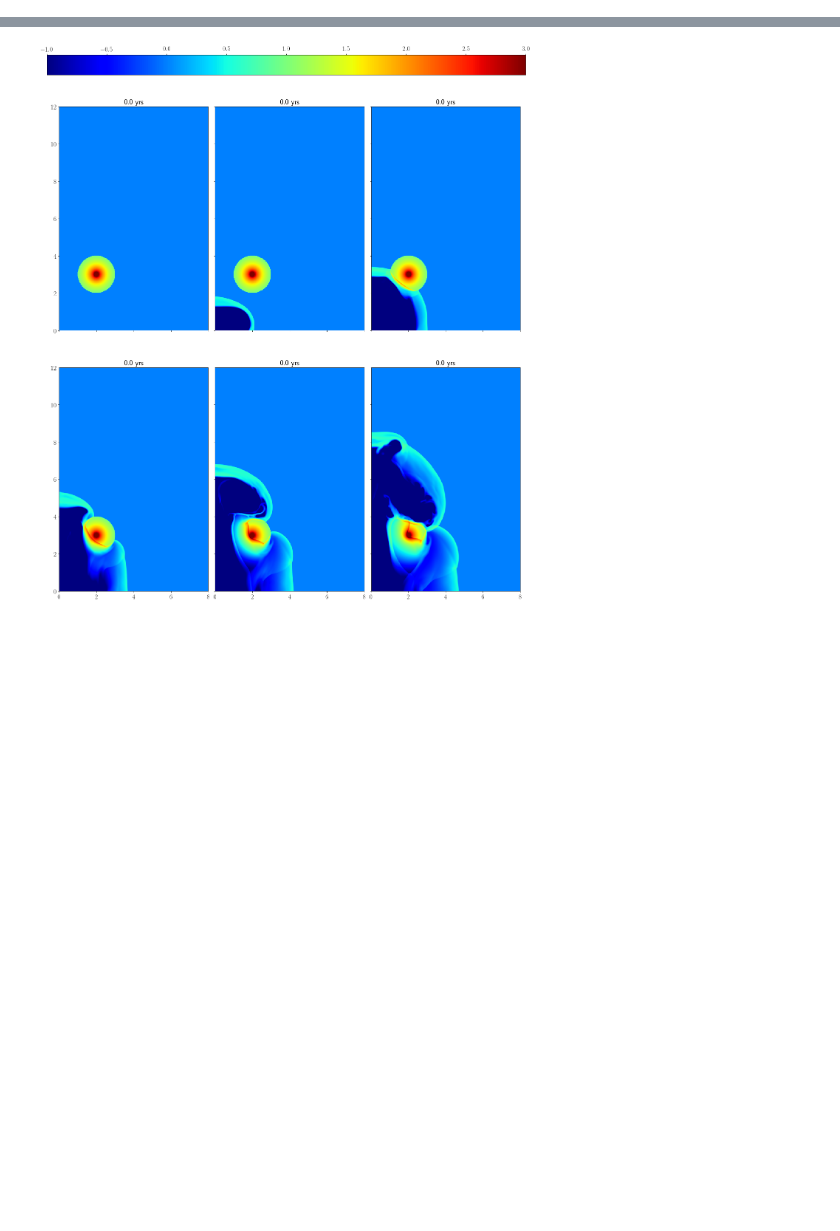
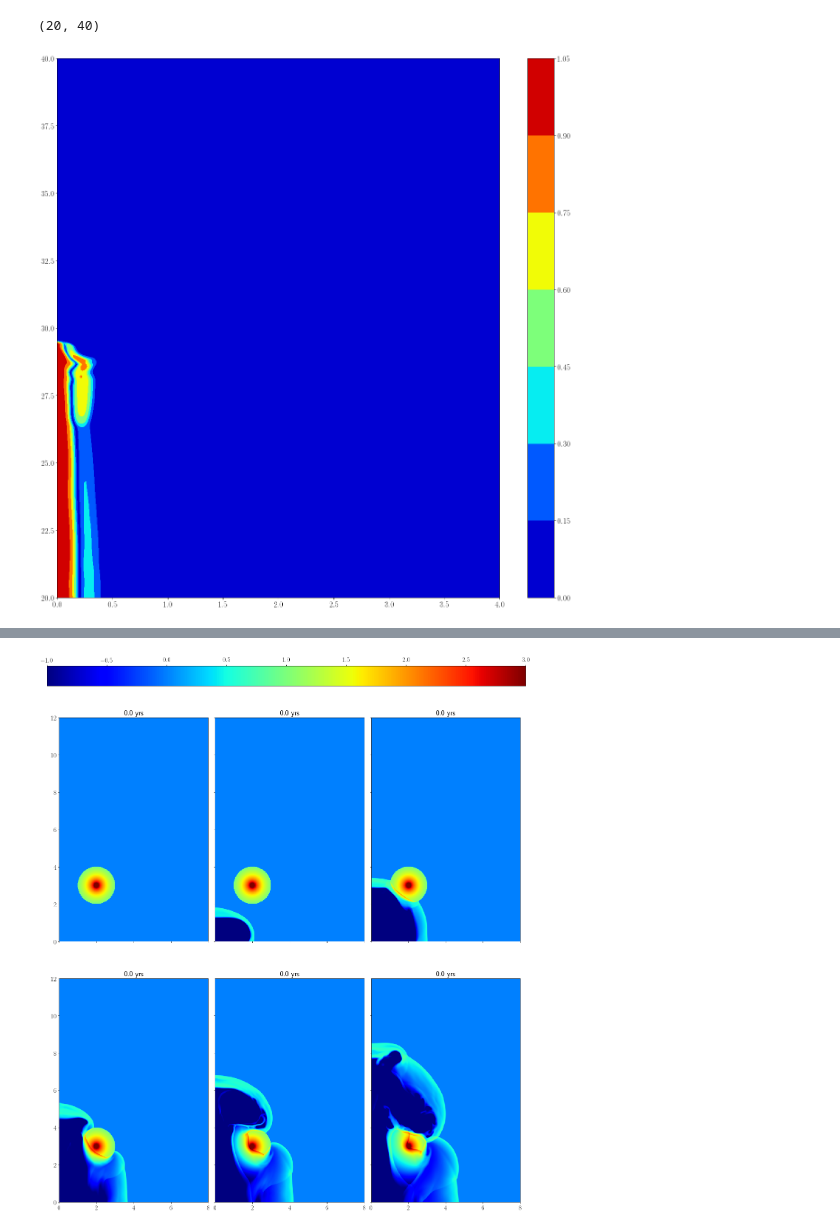
Before and after one commit to Mixpap/JetCloudSim, a Jupyter notebook: Notebooks/Data (Jet-Cloud interaction).ipynb, the cells around one changed output, grey strips where cells are left out. Cells and saved outputs as stored; diff of their text form; code cells hidden in the pictures; blank space fills up the shorter version.

```diff
--- a/Notebooks/Data (Jet-Cloud interaction).ipynb
+++ b/Notebooks/Data (Jet-Cloud interaction).ipynb
@@ -39,0 +73,8 @@ f.quadruple(test1,np.log10(test1['TMP']),rows=2,cols=3,tdk='yrs',Save_Figure='',
+# %%
+plt.contourf(test1['X'],test1['Y'],np.sqrt(test1['Vz'][70,:,:]**2+test1['Vr'][70,:,:]**2+test1['Vphi'][70,:,:]**2),cmap='jet')#,levels=np.linspace(0,16,17))
+plt.colorbar()
+plt.xlim(0,4)
+plt.ylim(20,40)
+# %% [output]
+(20, 40)
+[figure, added]
```
Also changed, not shown: parts of 17 cells of this notebook, 39 other files.
